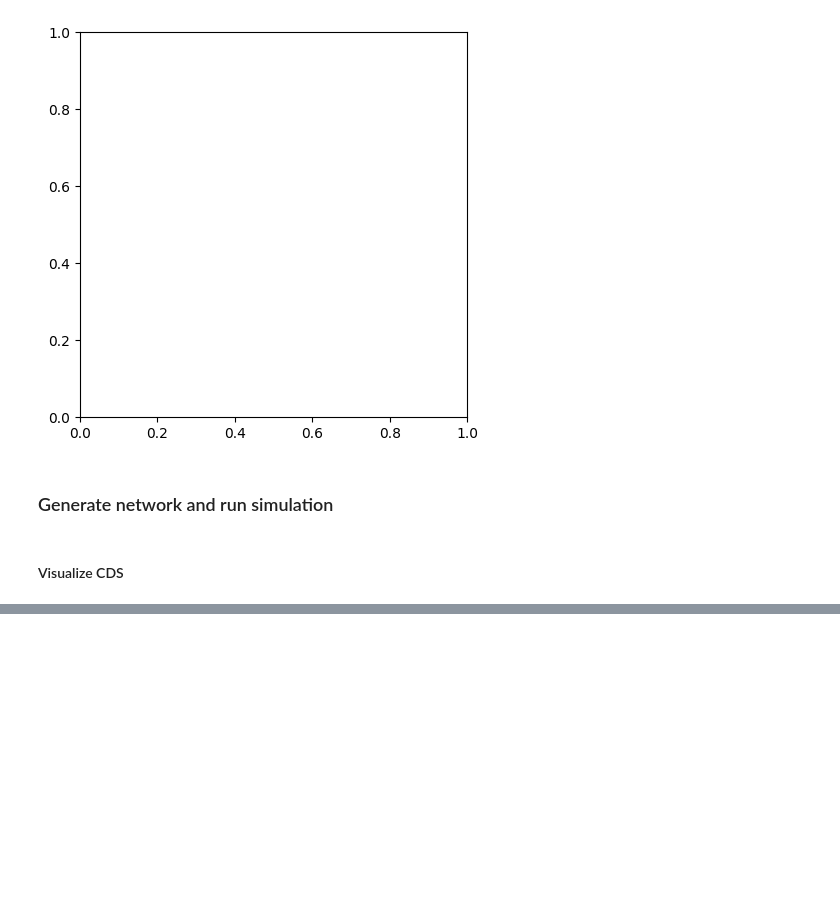
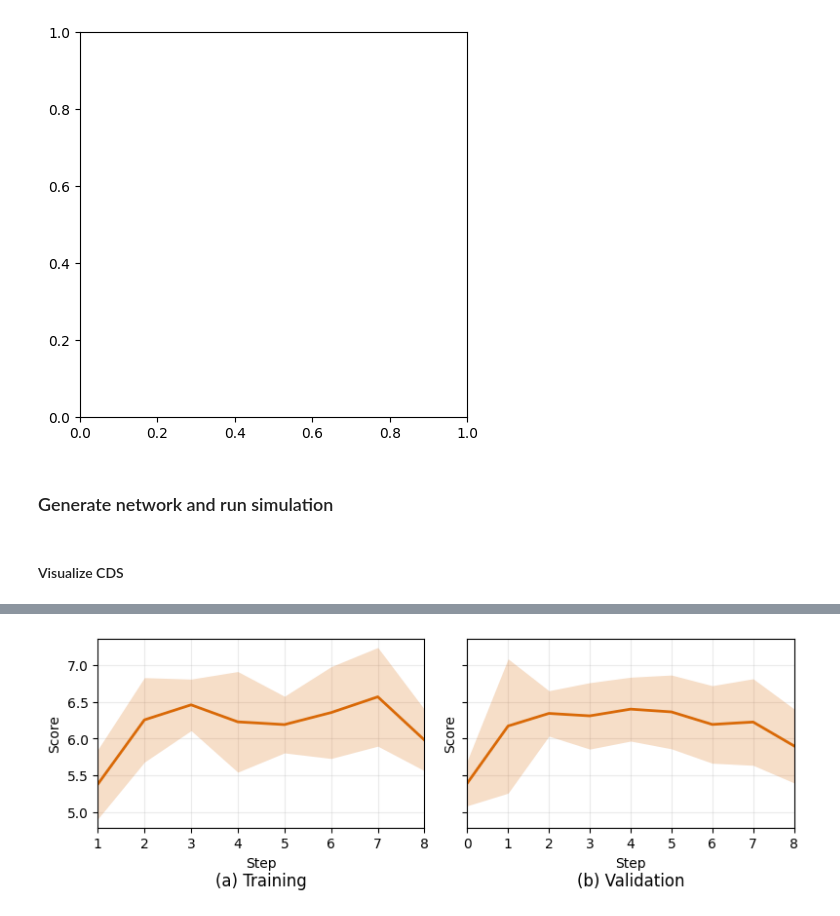
Before and after one commit to chrishoynck/ABM_LLMs_vllm, a Jupyter notebook: experiment.ipynb, the cells around one changed output, grey strips where cells are left out. Saved outputs shown, nothing was run; the diff lists cells and outputs as text; code cells hidden in the pictures; blank space fills up the shorter version.

```diff
--- a/experiment.ipynb
+++ b/experiment.ipynb
@@ -654,0 +1389,67 @@ else:
+# %%
+# === Plot 1b: mean trajectory ± SD across seeds (per split) ===
+# Same step-range knobs as Plot 1; collapses seeds into a mean line + ±1 SD band.
+START_EPOCH_AGG = 0      # inclusive
+END_EPOCH_AGG = None       # exclusive; None = no upper cap
+
+LINE_COLOR = "#d96907"
+BAND_ALPHA = 0.22
+
+# Long-form: one row per (seed, step, split, mean_score).
+long_traj = pd.concat(
+    [r["trajectory"].assign(_seed=r["seed"]) for r in runs],
+    ignore_index=True,
+)
+long_traj = long_traj[long_traj["step"] >= START_EPOCH_AGG]
+if END_EPOCH_AGG is not None:
+    long_traj = long_traj[long_traj["step"] < END_EPOCH_AGG]
+
+fig, (ax_train, ax_val) = plt.subplots(1, 2, figsize=(8, 3), sharey=True)
+for split, ax, panel_title in [
+    ("train", ax_train, f"(a) Training"),
+    ("val",   ax_val,   f"(b) Validation"),
+]:
+    sub = long_traj[long_traj["split"] == split]
+    if sub.empty:
+        # ax.set_title(f"{panel_title} (no data)")
+        ax.set_xlabel("Step")
+        ax.set_ylabel(METRIC_LABEL)
+        continue
+    agg = (
+        sub.groupby("step")["mean_score"]
+           .agg(["mean", "std", "count"])
+           .reset_index()
+           .sort_values("step")
+    )
+    # std is NaN where only one seed reported that step — clamp to 0 so the band still draws.
+    band = agg["std"].fillna(0.0)
+    ax.plot(agg["step"], agg["mean"], color=LINE_COLOR, linewidth=2.0,
+            label=f"Mean across {len(runs)} seeds")
+    ax.fill_between(
+        agg["step"], agg["mean"] - band, agg["mean"] + band,
+        color=LINE_COLOR, alpha=BAND_ALPHA, linewidth=0, label="±1 SD across seeds",
+    )
+    start = START_EPOCH_AGG
+    end = END_EPOCH_AGG if END_EPOCH_AGG is not None else sub["step"].max()
+    if sub["step"].min() > START_EPOCH_AGG:
+        start = sub["step"].min()
+    if END_EPOCH_AGG is not None and sub["step"].max() < END_EPOCH_AGG:
+        end = sub["step"].max()
+    ax.set_xlabel("Step")
+    ax.set_ylabel(METRIC_LABEL)
+    ax.set_title(panel_title, y=-0.35)
+    ax.grid(True, alpha=0.25)
+    ax.set_xlim(start, end)
+    ax.set_axisbelow(True)
+    # ax.legend(loc="best")
+
+# fig.suptitle(
+#     f"{MODEL_SHORT}  |  mean ± SD {METRIC_LABEL} across {len(runs)} seeds "
+#     f"(step {START_EPOCH_AGG}–{END_EPOCH_AGG if END_EPOCH_AGG is not None else 'end'})"
+# )
+fig.tight_layout()
+plt.savefig(f"{BERT_BASE_DIR}/{MODEL_SHORT}_mean_sd_{METRIC_LABEL.lower()}_across_seeds.png",
+            dpi=300, bbox_inches="tight")
+plt.show()
+# %% [output]
+[figure, added]
```
Also changed, not shown: parts of 14 cells of this notebook, 24 other files.
